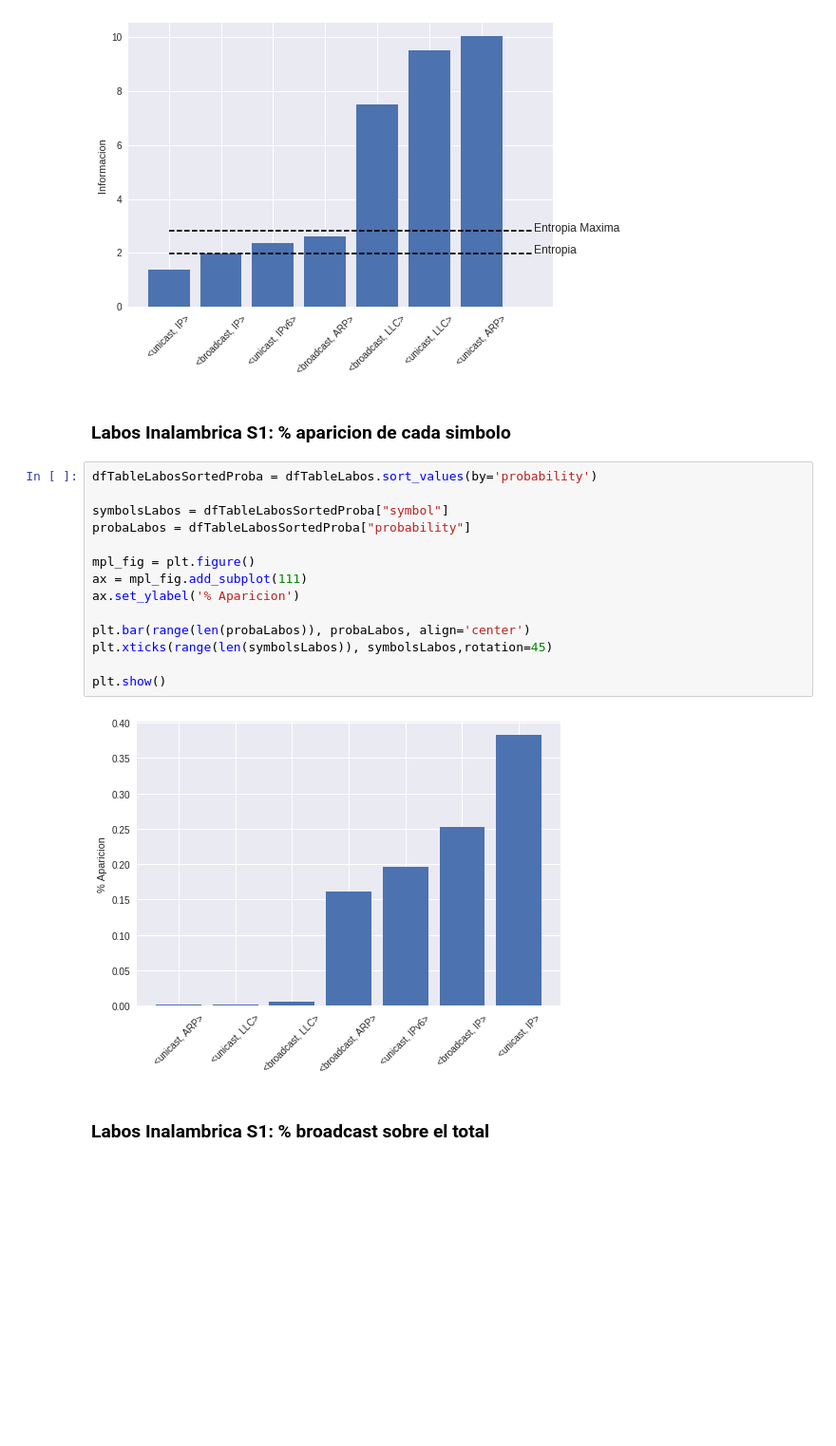
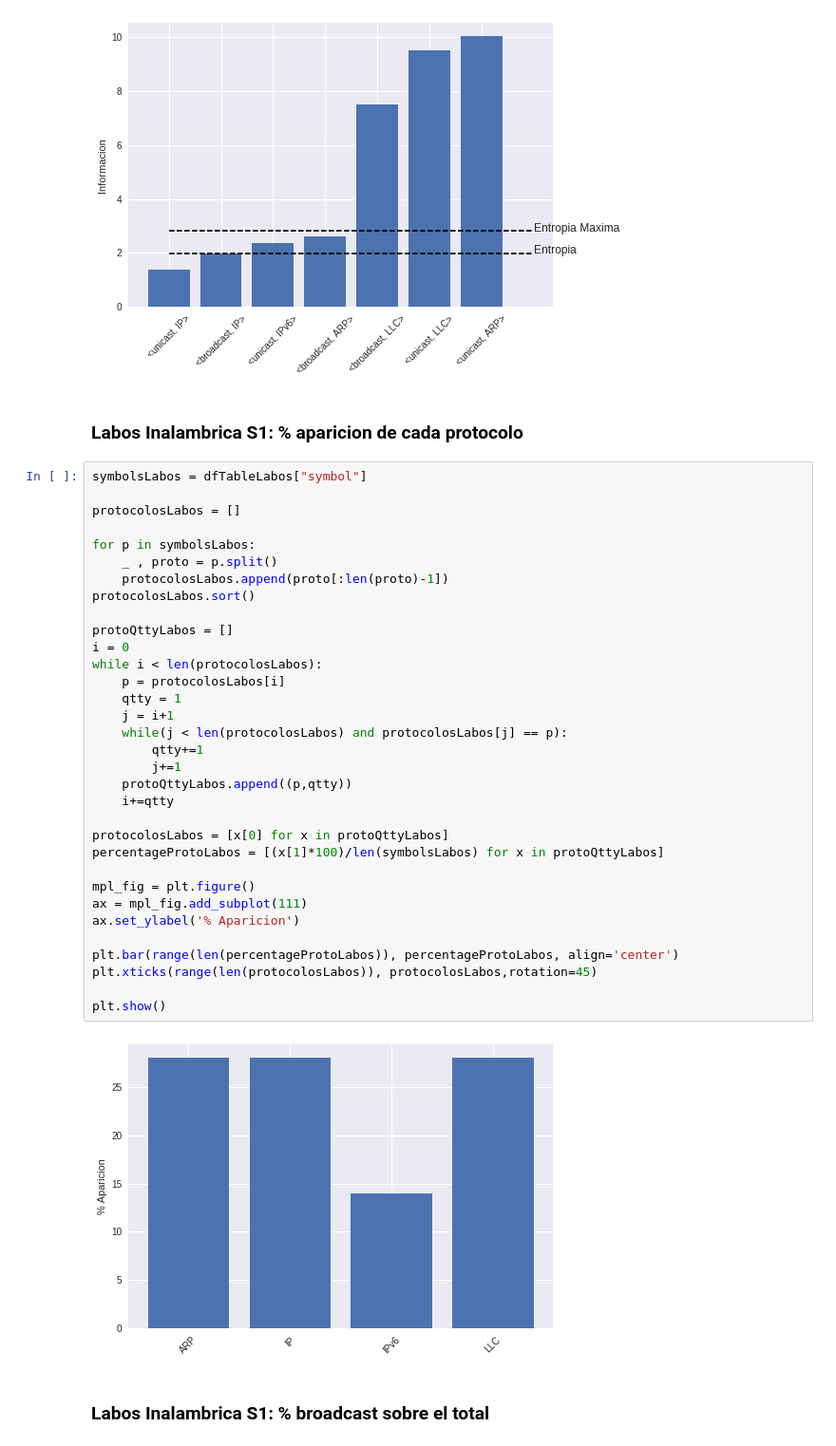
Before and after one commit to a-lavia/redes, a Jupyter notebook: tp1/tools/Graficos-s1.ipynb, the cells around one changed output. Shown at 95% size. Drawn from its saved outputs; the diff is of its cells as text; blank space fills up the shorter version.

```diff
--- a/tp1/tools/Graficos-s1.ipynb
+++ b/tp1/tools/Graficos-s1.ipynb
@@ -221,23 +259,42 @@ plt.show()
 # %% [output]
 [figure]
 # %% [markdown]
-### Labos Inalambrica S1: % aparicion de cada simbolo
+### Labos Inalambrica S1: % aparicion de cada protocolo
-# %%
-dfTableLabosSortedProba = dfTableLabos.sort_values(by='probability')
-
-symbolsLabos = dfTableLabosSortedProba["symbol"]
-probaLabos = dfTableLabosSortedProba["probability"]
-
-mpl_fig = plt.figure()
-ax = mpl_fig.add_subplot(111)
-ax.set_ylabel('% Aparicion')
-
-plt.bar(range(len(probaLabos)), probaLabos, align='center')
-plt.xticks(range(len(symbolsLabos)), symbolsLabos,rotation=45)
-
-plt.show()
-# %% [output]
-[figure, removed]
+# %%
+symbolsLabos = dfTableLabos["symbol"]
+
+protocolosLabos = []
+
+for p in symbolsLabos:
+    _ , proto = p.split()
+    protocolosLabos.append(proto[:len(proto)-1])
+protocolosLabos.sort()
+
+protoQttyLabos = []
+i = 0
+while i < len(protocolosLabos):
+    p = protocolosLabos[i]
+    qtty = 1
+    j = i+1
+    while(j < len(protocolosLabos) and protocolosLabos[j] == p):
+        qtty+=1
+        j+=1
+    protoQttyLabos.append((p,qtty))
+    i+=qtty
+
+protocolosLabos = [x[0] for x in protoQttyLabos]
+percentageProtoLabos = [(x[1]*100)/len(symbolsLabos) for x in protoQttyLabos]
+
+mpl_fig = plt.figure()
+ax = mpl_fig.add_subplot(111)
+ax.set_ylabel('% Aparicion')
+
+plt.bar(range(len(percentageProtoLabos)), percentageProtoLabos, align='center')
+plt.xticks(range(len(protocolosLabos)), protocolosLabos,rotation=45)
+
+plt.show()
+# %% [output]
+[figure, added]
 # %% [markdown]
 ### Labos Inalambrica S1: % broadcast sobre el total
 # %%
```
Also changed, not shown: parts of 6 cells of this notebook.
